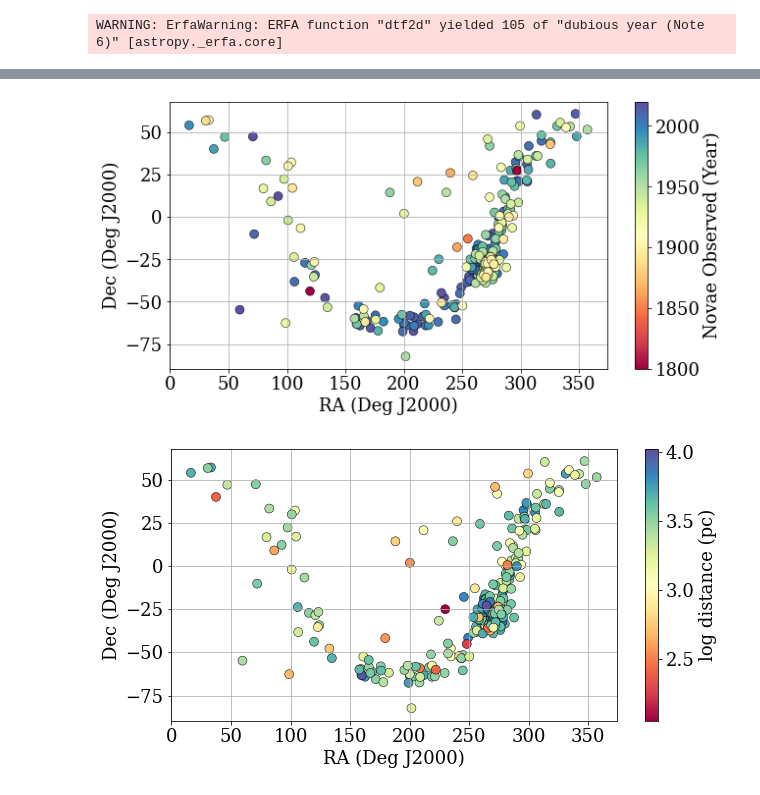
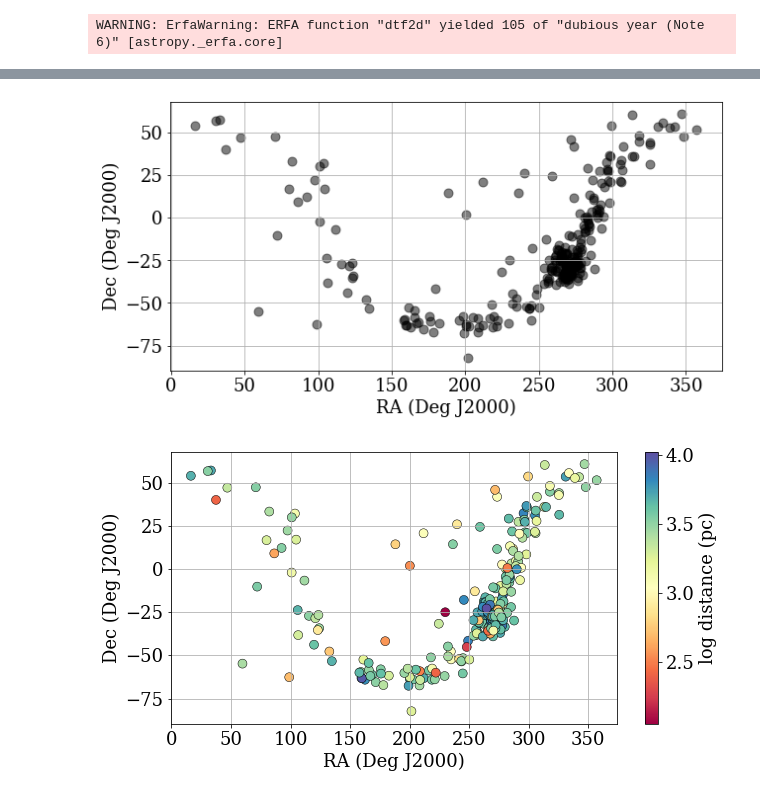
Before and after one commit to jradavenport/daen, a Jupyter notebook: code/Novae_Prep.ipynb, the cells around one changed output, grey strips where cells are left out. Drawn from its saved outputs; the diff is of its cells as text; code cells hidden in the pictures.

```diff
--- a/code/Novae_Prep.ipynb
+++ b/code/Novae_Prep.ipynb
@@ -59,3 +51,6 @@ _ = plt.hist(gdata0['parallax_over_error'],bins=50)
 # %%
 aok = np.where(np.isfinite(df['YEAR']) & np.isfinite(df['MM']) &  np.isfinite(df['DD']) &
-               (df['MM'] <= 12) & (mtch > 0))[0]
+               (df['MM'] <= 12) & (mtch > 0) &
+               (gdata['ModFlag'].values[mtch] == 1) &
+               (gdata['ResFlag'].values[mtch] > 0))[0]
+len(aok)
@@ -91,15 +70,15 @@ array([2020.75326079, 2020.68755097, 2020.53696596, 2020.36173976,
 # %%
 plt.figure(figsize=(10,5))
-plt.scatter(cc.ra, cc.dec, c=tt.byear,
-            cmap=plt.cm.Spectral, edgecolors='k', lw=0.5, s=80)
+plt.scatter(cc.ra, cc.dec, c='k', alpha=0.5, s=80)
 plt.xlabel('RA (Deg J2000)')
 plt.ylabel('Dec (Deg J2000)')
-cb = plt.colorbar()
-cb.set_label('Novae Observed (Year)')
-plt.clim(1800,2020)
+# cb = plt.colorbar()
+# cb.set_label('Novae Observed (Year)')
+# plt.clim(1800,2020)
 plt.grid(True)
+plt.savefig('novae_radec.pdf', dpi=150, bbox_inches='tight', pad_inches=0.25)
 # %% [output]
-[figure, old version]
+[figure, new version]
 # %%
 plt.figure(figsize=(10,5))
 plt.scatter(cc.ra, cc.dec, c=np.log10(cc.distance.value),
```
Also changed, not shown: parts of 10 cells of this notebook, 1 other file.
